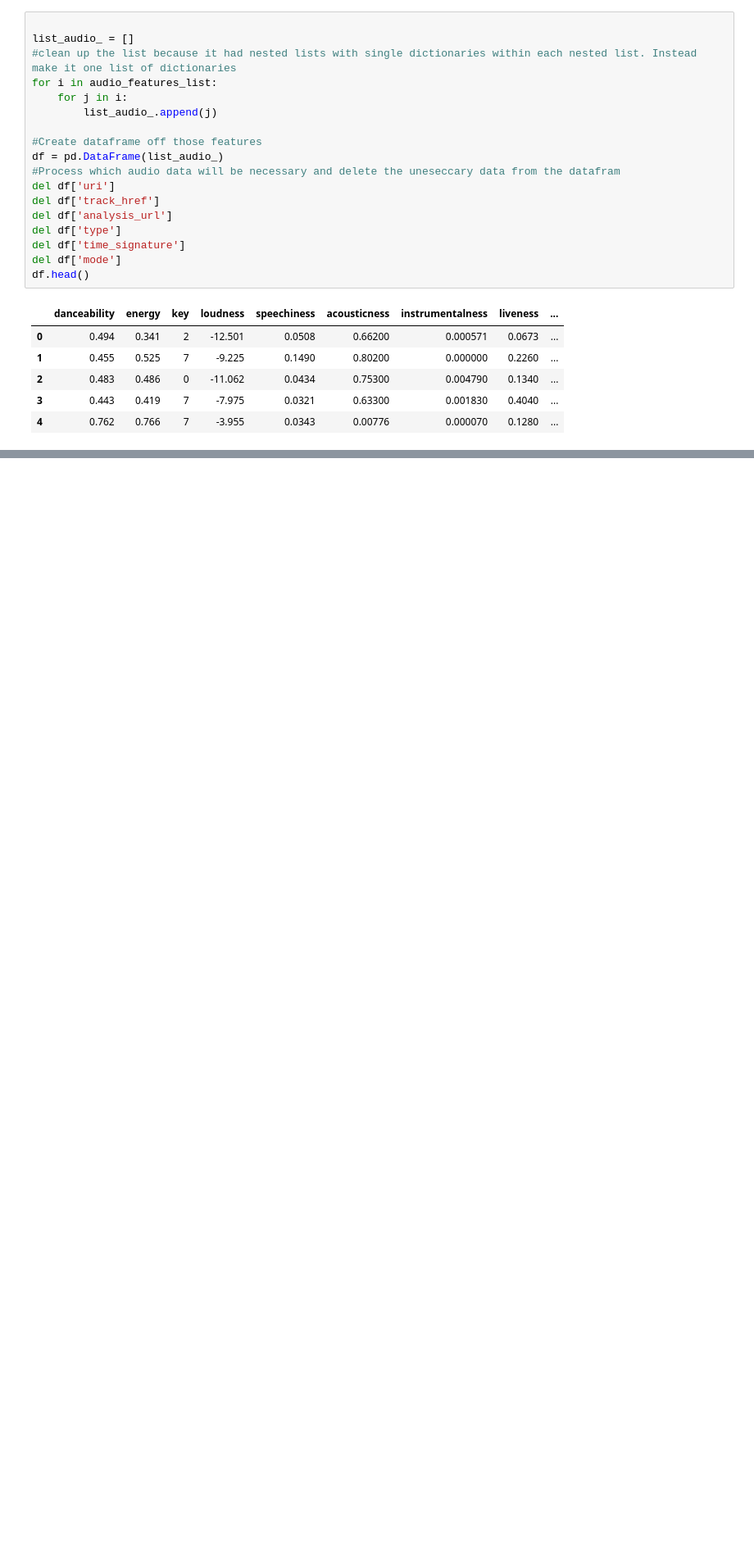
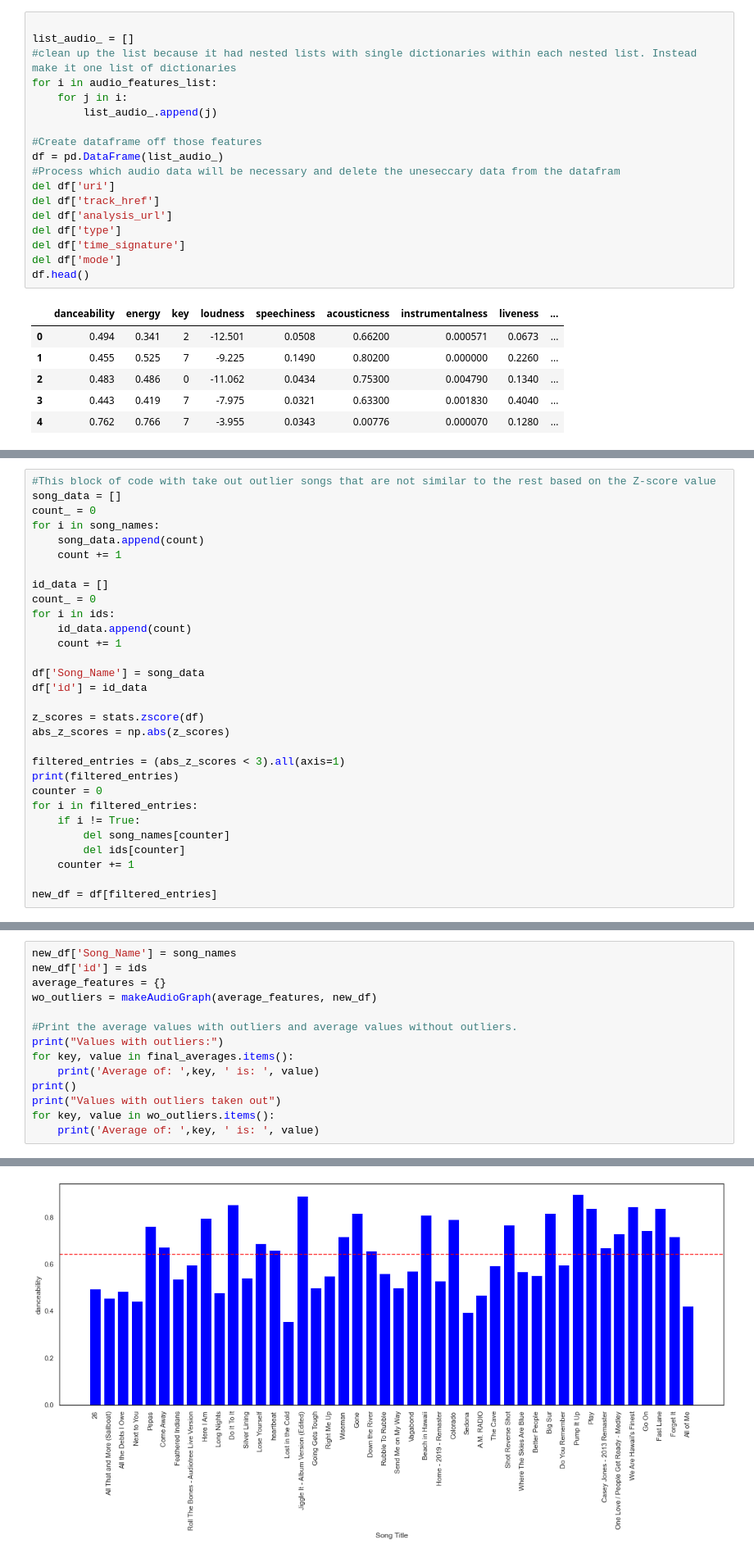
Before and after one commit to ConnorCallahan01/CSCI182, a Jupyter notebook: FinalProject/FinalProject.ipynb, the cells around one changed output, grey strips where cells are left out. Shown at 82% size. Drawn from its saved outputs; the diff is of its cells as text; blank space fills up the shorter version.

```diff
--- a/FinalProject/FinalProject.ipynb
+++ b/FinalProject/FinalProject.ipynb
@@ -190,0 +258,30 @@ Average of:  duration_ms  is:  215890.36
+# %%
+#This block of code with take out outlier songs that are not similar to the rest based on the Z-score value
+song_data = []
+count_ = 0
+for i in song_names:
+    song_data.append(count)
+    count += 1
+
+id_data = []
+count_ = 0
+for i in ids:
+    id_data.append(count)
+    count += 1
+
+df['Song_Name'] = song_data
+df['id'] = id_data
+
+z_scores = stats.zscore(df)
+abs_z_scores = np.abs(z_scores)
+
+filtered_entries = (abs_z_scores < 3).all(axis=1)
+print(filtered_entries)
+counter = 0
+for i in filtered_entries:
+    if i != True:
+        del song_names[counter]
+        del ids[counter]
+    counter += 1
+
+new_df = df[filtered_entries]
@@ -190,0 +306,15 @@ Average of:  duration_ms  is:  215890.36
+# %%
+new_df['Song_Name'] = song_names
+new_df['id'] = ids
+average_features = {}
+wo_outliers = makeAudioGraph(average_features, new_df)
+
+#Print the average values with outliers and average values without outliers.
+print("Values with outliers:")
+for key, value in final_averages.items():
+    print('Average of: ',key, ' is: ', value)
+print()
+print("Values with outliers taken out")
+for key, value in wo_outliers.items():
+    print('Average of: ',key, ' is: ', value)
+# %% [output]
@@ -190,0 +331 @@ Average of:  duration_ms  is:  215890.36
+[figure, added]
```
Also changed, not shown: parts of 14 cells of this notebook, 1 other file.
